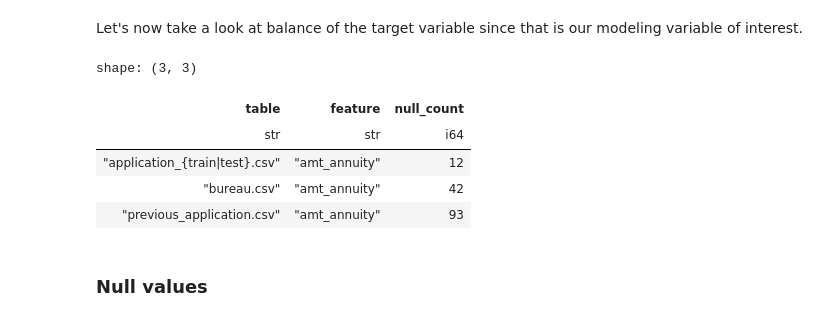
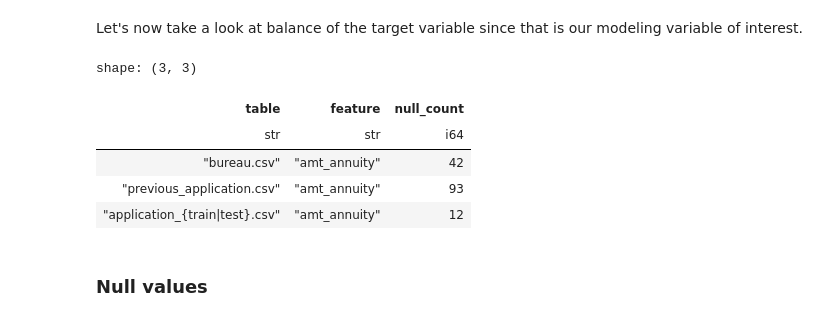
Before and after one commit to lrobin42/Home_Credit_Default_Prediction, a Jupyter notebook: default_prediction.ipynb, the cells around one changed output. Cells and saved outputs as stored; diff of their text form; code cells hidden in the pictures.

```diff
--- a/default_prediction.ipynb
+++ b/default_prediction.ipynb
@@ -83,22 +87,24 @@ plot_histogram(application_train, "target", title="Target Variable Distribution"
 # %%
-description: DataFrame = pl.read_csv("HomeCredit_columns_description.csv", encoding="latin1")
+description: DataFrame = pl.read_csv(
+    "HomeCredit_columns_description.csv", encoding="latin1"
+)
 description = lower_column_names(description)
 description = lower_column_values(description)
 
 # Delete training spaces for some entries in the row column
 description = description.with_columns(
     pl.col("row").map_elements(lambda x: x.split(" ")[0], return_dtype=pl.String)
 )
 
 null_df = null_count_comparison(application_train, description, "amt_annuity")
 null_df
 # %% [output]
 shape: (3, 3)
 | table | feature | null_count |
 | str | str | i64 |
-| "application_{train|test}.csv" | "amt_annuity" | 12 |
 | "bureau.csv" | "amt_annuity" | 42 |
 | "previous_application.csv" | "amt_annuity" | 93 |
+| "application_{train|test}.csv" | "amt_annuity" | 12 |
 # %% [markdown]
 ### Null values
 # %%
```
Also changed, not shown: parts of 29 cells of this notebook, 2 other files.
